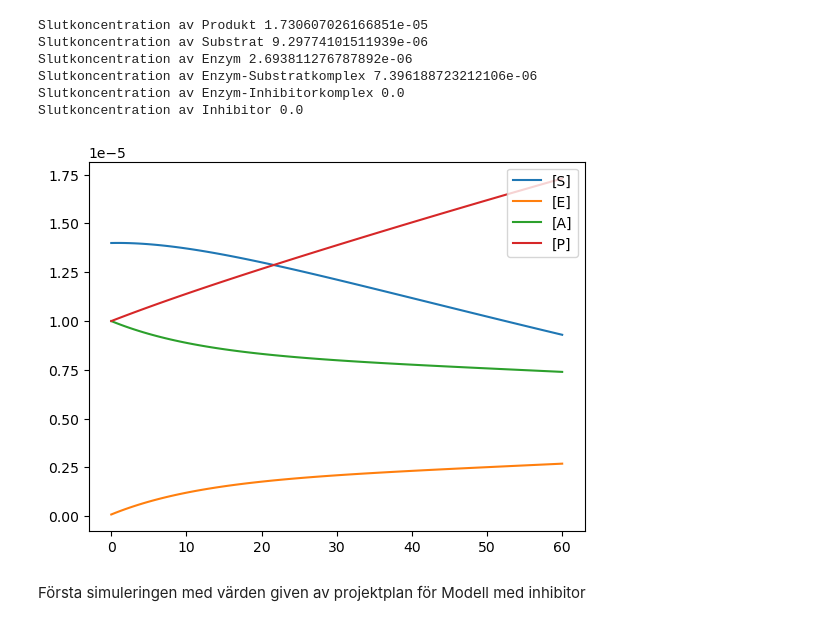
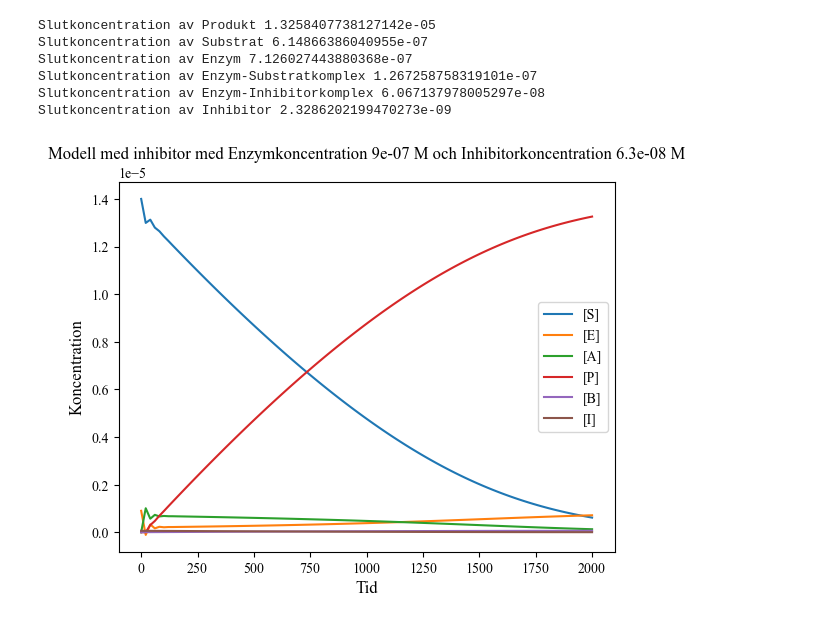
Before and after one commit to lovisablix/enzymekinetics, a Jupyter notebook: Modelling.2.1.ipynb, the cells around one changed output. Cells and saved outputs as stored; diff of their text form; code cells hidden in the pictures.

```diff
--- a/Modelling.2.1.ipynb
+++ b/Modelling.2.1.ipynb
@@ -76,17 +118,15 @@ for i in range(N-1):
-# %%
-plot1("Simulation 1 utan inhibitor")
-# %% [output]
-Slutkoncentration av Produkt 1.730607026166851e-05
-Slutkoncentration av Substrat 9.29774101511939e-06
-Slutkoncentration av Enzym 2.693811276787892e-06
-Slutkoncentration av Enzym-Substratkomplex 7.396188723212106e-06
-Slutkoncentration av Enzym-Inhibitorkomplex 0.0
-Slutkoncentration av Inhibitor 0.0
-[figure, removed]
-# %% [markdown]
-Första simuleringen med värden given av projektplan för Modell med inhibitor
 # %%
-EK = EnzymeKinetics(4000,0.001,0.015,4000,(5.32*10**-6),(14*10**-6),(90*10**-9),1*10**-5,1*10**-5,(1.33*10**-9),0)
+EK = EnzymeKinetics(4000,0.001,0.015,4000,(5.32*10**-6),(14*10**-6),(90*10**-8),0,0,(6.3*10**-8),0)
 
 for i in range(N-1):
     EK.euler(dt)
+
+plot2("Med inhibitor 2")
+# %% [output]
+Slutkoncentration av Produkt 1.3258407738127142e-05
+Slutkoncentration av Substrat 6.14866386040955e-07
+Slutkoncentration av Enzym 7.126027443880368e-07
+Slutkoncentration av Enzym-Substratkomplex 1.267258758319101e-07
+Slutkoncentration av Enzym-Inhibitorkomplex 6.067137978005297e-08
+Slutkoncentration av Inhibitor 2.3286202199470273e-09
+[figure, added]
```
Also changed, not shown: parts of 12 cells of this notebook.
